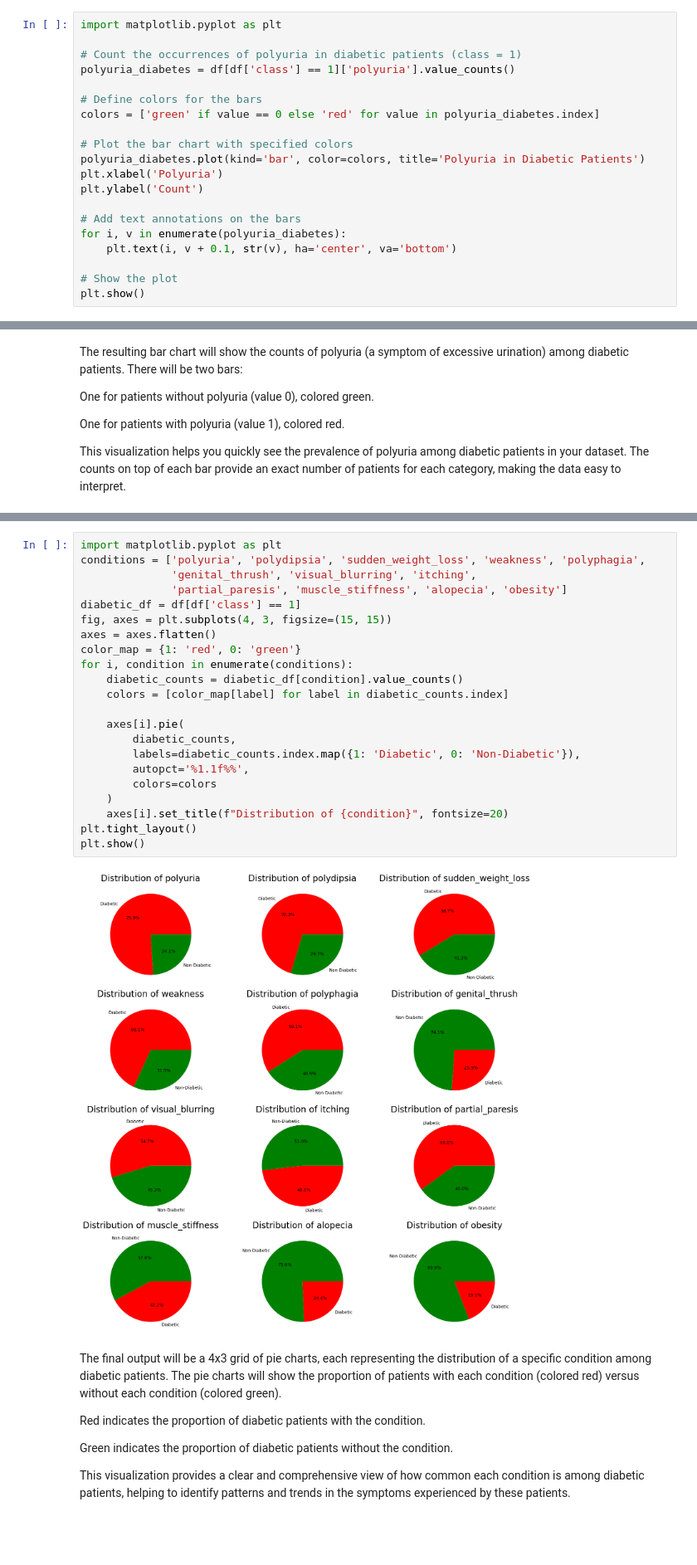
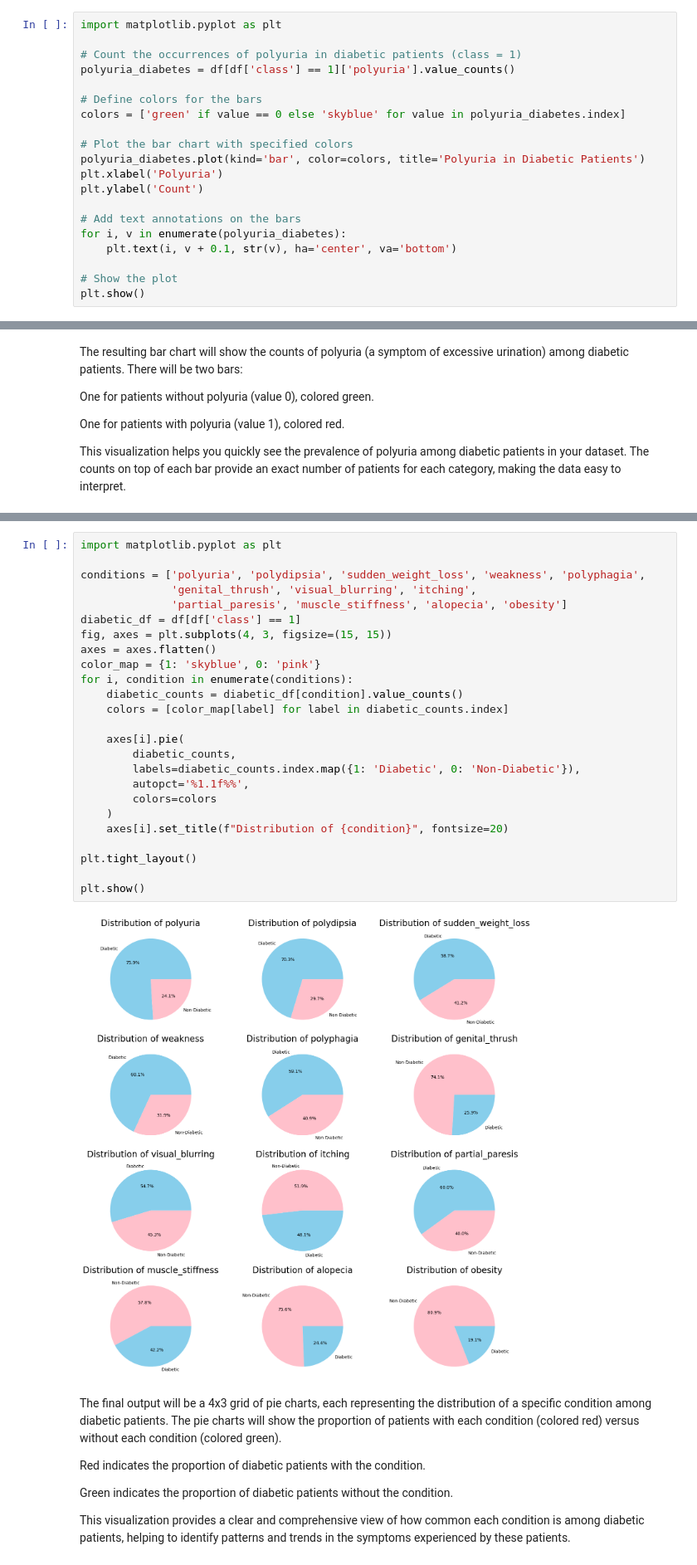
Before and after one commit to sdpunwatkar2/Shantanu-GlucoSense-Infy-Nov24, a Jupyter notebook: GlucoSense_AI_Powered_Diabetes_Detection_for_Early_Intervention.ipynb, the cells around one changed output, grey strips where cells are left out. Shown at 83% size. Cells and saved outputs as stored; diff of their text form; blank space fills up the shorter version.

```diff
--- a/GlucoSense_AI_Powered_Diabetes_Detection_for_Early_Intervention.ipynb
+++ b/GlucoSense_AI_Powered_Diabetes_Detection_for_Early_Intervention.ipynb
@@ -219,7 +221,7 @@ import matplotlib.pyplot as plt
 polyuria_diabetes = df[df['class'] == 1]['polyuria'].value_counts()
 
 # Define colors for the bars
-colors = ['green' if value == 0 else 'red' for value in polyuria_diabetes.index]
+colors = ['green' if value == 0 else 'skyblue' for value in polyuria_diabetes.index]
 
 # Plot the bar chart with specified colors
 polyuria_diabetes.plot(kind='bar', color=colors, title='Polyuria in Diabetic Patients')
@@ -247,27 +249,30 @@ This visualization helps you quickly see the prevalence of polyuria among diabet
 # %%
 import matplotlib.pyplot as plt
+
 conditions = ['polyuria', 'polydipsia', 'sudden_weight_loss', 'weakness', 'polyphagia',
               'genital_thrush', 'visual_blurring', 'itching',
               'partial_paresis', 'muscle_stiffness', 'alopecia', 'obesity']
 diabetic_df = df[df['class'] == 1]
 fig, axes = plt.subplots(4, 3, figsize=(15, 15))
 axes = axes.flatten()
-color_map = {1: 'red', 0: 'green'}
+color_map = {1: 'skyblue', 0: 'pink'}
 for i, condition in enumerate(conditions):
     diabetic_counts = diabetic_df[condition].value_counts()
     colors = [color_map[label] for label in diabetic_counts.index]
 
     axes[i].pie(
         diabetic_counts,
         labels=diabetic_counts.index.map({1: 'Diabetic', 0: 'Non-Diabetic'}),
         autopct='%1.1f%%',
         colors=colors
     )
     axes[i].set_title(f"Distribution of {condition}", fontsize=20)
+
 plt.tight_layout()
+
 plt.show()
 # %% [output]
-[figure, old version]
+[figure, new version]
 # %% [markdown]
 The final output will be a 4x3 grid of pie charts, each representing the distribution of a specific condition among diabetic patients. The pie charts will show the proportion of patients with each condition (colored red) versus without each condition (colored green).
 
```
Also changed, not shown: parts of 16 cells of this notebook.
